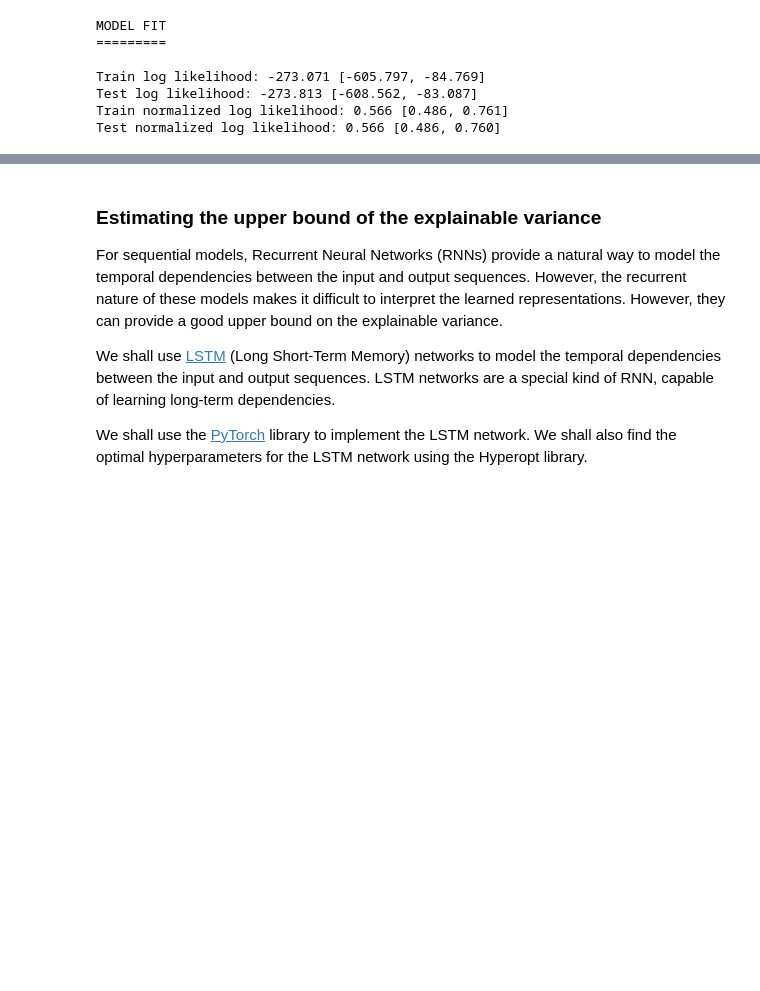
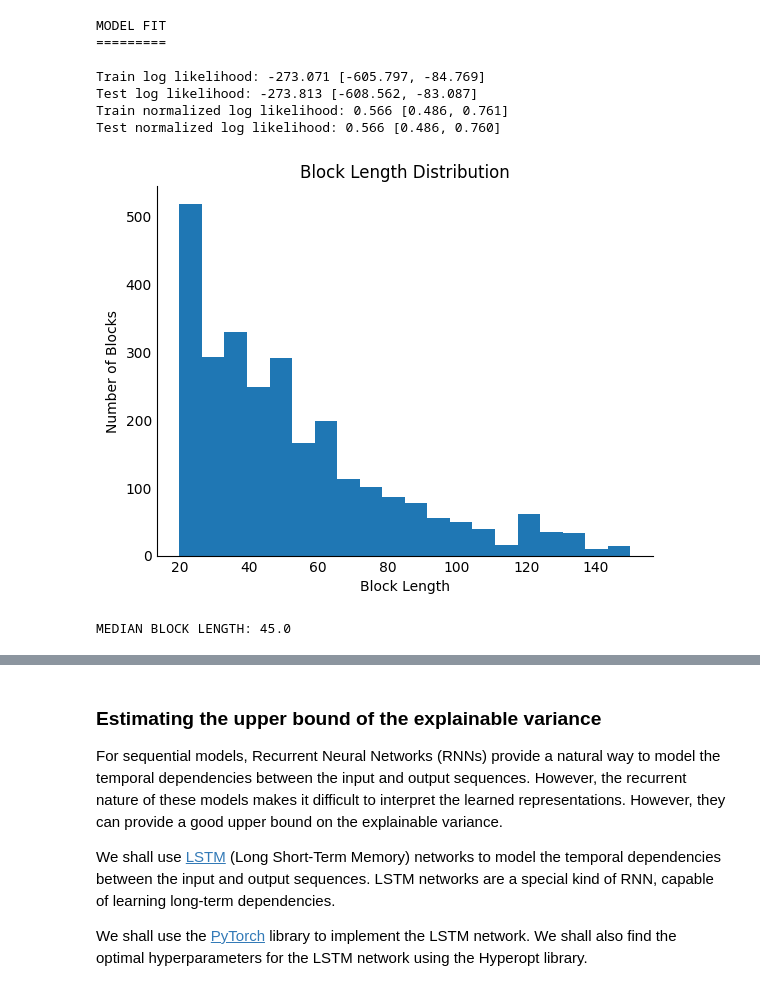
Before and after one commit to neurorishika/pyGORL, a Jupyter notebook: analysis/cognitive_analysis.ipynb, the cells around one changed output, grey strips where cells are left out. Saved outputs shown, nothing was run; the diff lists cells and outputs as text; code cells hidden in the pictures; blank space fills up the shorter version.

```diff
--- a/analysis/cognitive_analysis.ipynb
+++ b/analysis/cognitive_analysis.ipynb
@@ -40,7 +40,7 @@ from sklearn.linear_model import LogisticRegression # for logistic regression
 device = torch.device('cuda' if torch.cuda.is_available() else 'cpu')
 # %%
 data_path = '../data/dmData_14-09-2023/' # path to data files
-fit_path = '../processed_data/dmData_06-07-2023/' # path to fitted models
+fit_path = '../processed_data/dmData_14-09-2023/' # path to fitted models
 quality_control = 'full' # whether to perform quality control (valid options: minimal, full, none)
 last_date = '2024-06-10 00:00:00' # last date of data collection
 recalculate = True # whether to recalculate all data (True) or load from file (False)
@@ -895,0 +939,21 @@ Test normalized log likelihood: 0.566 [0.486, 0.760]
+# %%
+block_lengths = []
+for i in range(N):
+    block_data = get_blocks(i)[1:-1] # ignore first and last block (naive and final)
+    block_lengths.append([b['block_length'] for b in block_data])
+block_lengths = np.concatenate(block_lengths)
+plt.hist(block_lengths, bins=20)
+plt.xlabel('Block Length')
+plt.ylabel('Number of Blocks')
+plt.title('Block Length Distribution')
+plt.gca().spines['top'].set_visible(False)
+plt.gca().spines['right'].set_visible(False)
+plt.gca().tick_params(axis='both', which='both', length=0)
+plt.show()
+
+# Print the MEDIAN block length
+MEDIAN_BLOCK_LENGTH = np.median(block_lengths)
+print("MEDIAN BLOCK LENGTH: {}".format(np.median(block_lengths)))
+# %% [output]
+[figure, added]
+MEDIAN BLOCK LENGTH: 45.0
```
Also changed, not shown: parts of 16 cells of this notebook, 40 other files.
